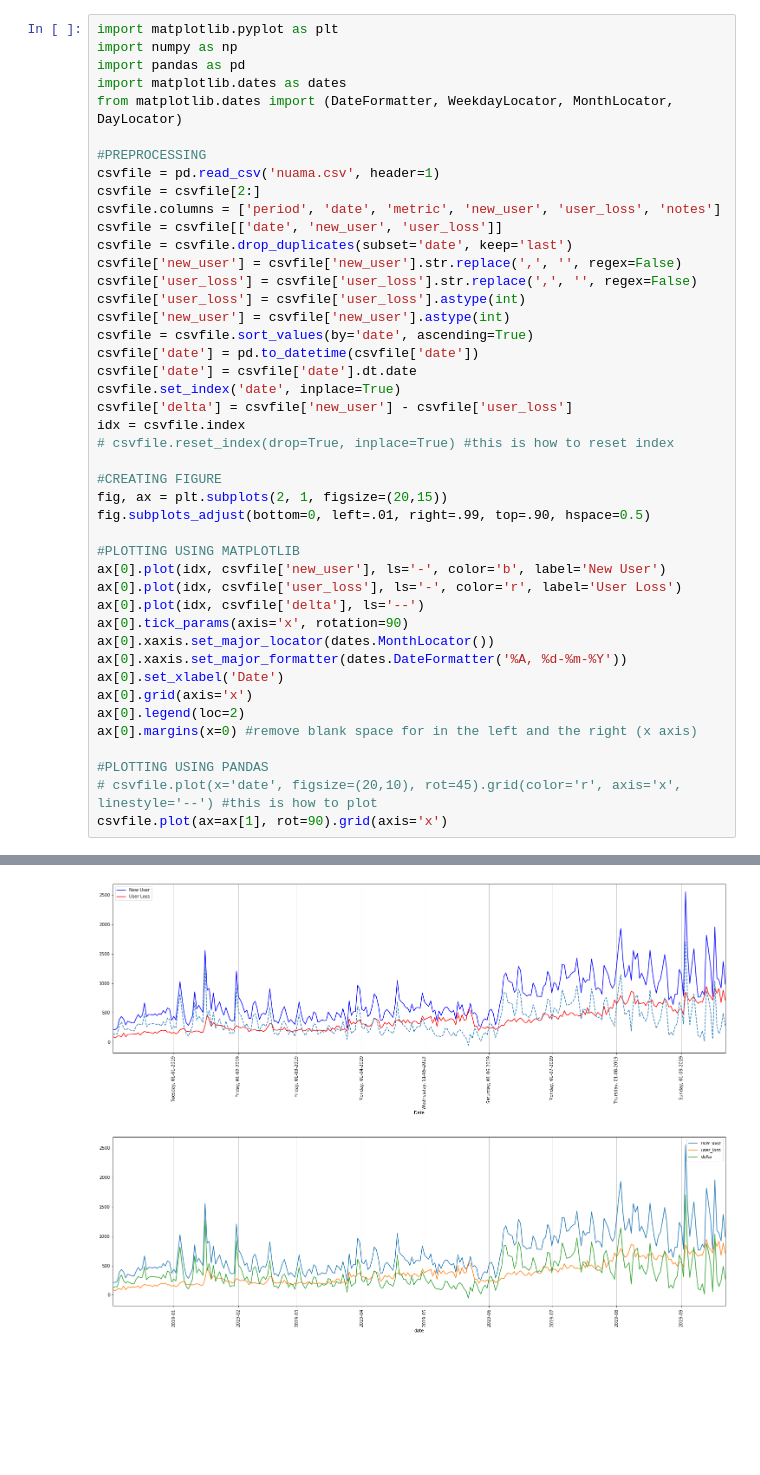
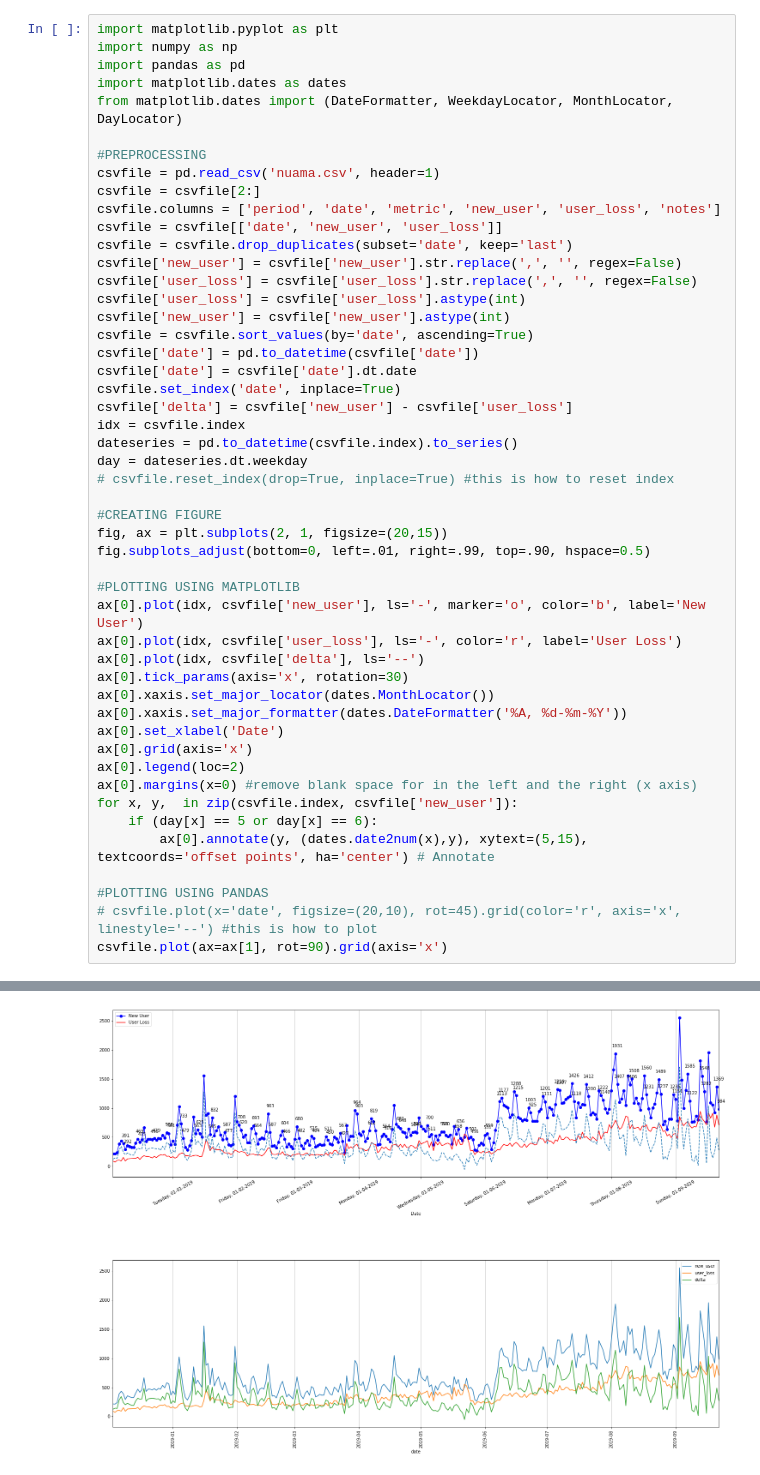
Before and after one commit to aprillins/python-training, a Jupyter notebook: fornuam.ipynb, the cells around one changed output, grey strips where cells are left out. Cells and saved outputs as stored; diff of their text form; blank space fills up the shorter version.

```diff
--- a/fornuam.ipynb
+++ b/fornuam.ipynb
@@ -21,6 +21,8 @@ csvfile['date'] = csvfile['date'].dt.date
 csvfile.set_index('date', inplace=True)
 csvfile['delta'] = csvfile['new_user'] - csvfile['user_loss']
 idx = csvfile.index
+dateseries = pd.to_datetime(csvfile.index).to_series()
+day = dateseries.dt.weekday
 # csvfile.reset_index(drop=True, inplace=True) #this is how to reset index
 
 #CREATING FIGURE
@@ -28,16 +30,19 @@ fig, ax = plt.subplots(2, 1, figsize=(20,15))
 fig.subplots_adjust(bottom=0, left=.01, right=.99, top=.90, hspace=0.5)
 
 #PLOTTING USING MATPLOTLIB
-ax[0].plot(idx, csvfile['new_user'], ls='-', color='b', label='New User')
+ax[0].plot(idx, csvfile['new_user'], ls='-', marker='o', color='b', label='New User')
 ax[0].plot(idx, csvfile['user_loss'], ls='-', color='r', label='User Loss')
 ax[0].plot(idx, csvfile['delta'], ls='--')
-ax[0].tick_params(axis='x', rotation=90)
+ax[0].tick_params(axis='x', rotation=30)
 ax[0].xaxis.set_major_locator(dates.MonthLocator())
 ax[0].xaxis.set_major_formatter(dates.DateFormatter('%A, %d-%m-%Y'))
 ax[0].set_xlabel('Date')
 ax[0].grid(axis='x')
 ax[0].legend(loc=2)
 ax[0].margins(x=0) #remove blank space for in the left and the right (x axis)
+for x, y,  in zip(csvfile.index, csvfile['new_user']):
+    if (day[x] == 5 or day[x] == 6):
+        ax[0].annotate(y, (dates.date2num(x),y), xytext=(5,15), textcoords='offset points', ha='center') # Annotate
 
 #PLOTTING USING PANDAS
 # csvfile.plot(x='date', figsize=(20,10), rot=45).grid(color='r', axis='x', linestyle='--') #this is how to plot
@@ -53 +51 @@ csvfile.plot(ax=ax[1], rot=90).grid(axis='x')
-[figure, old version]
+[figure, new version]
```
Also changed, not shown: parts of 4 cells of this notebook.
